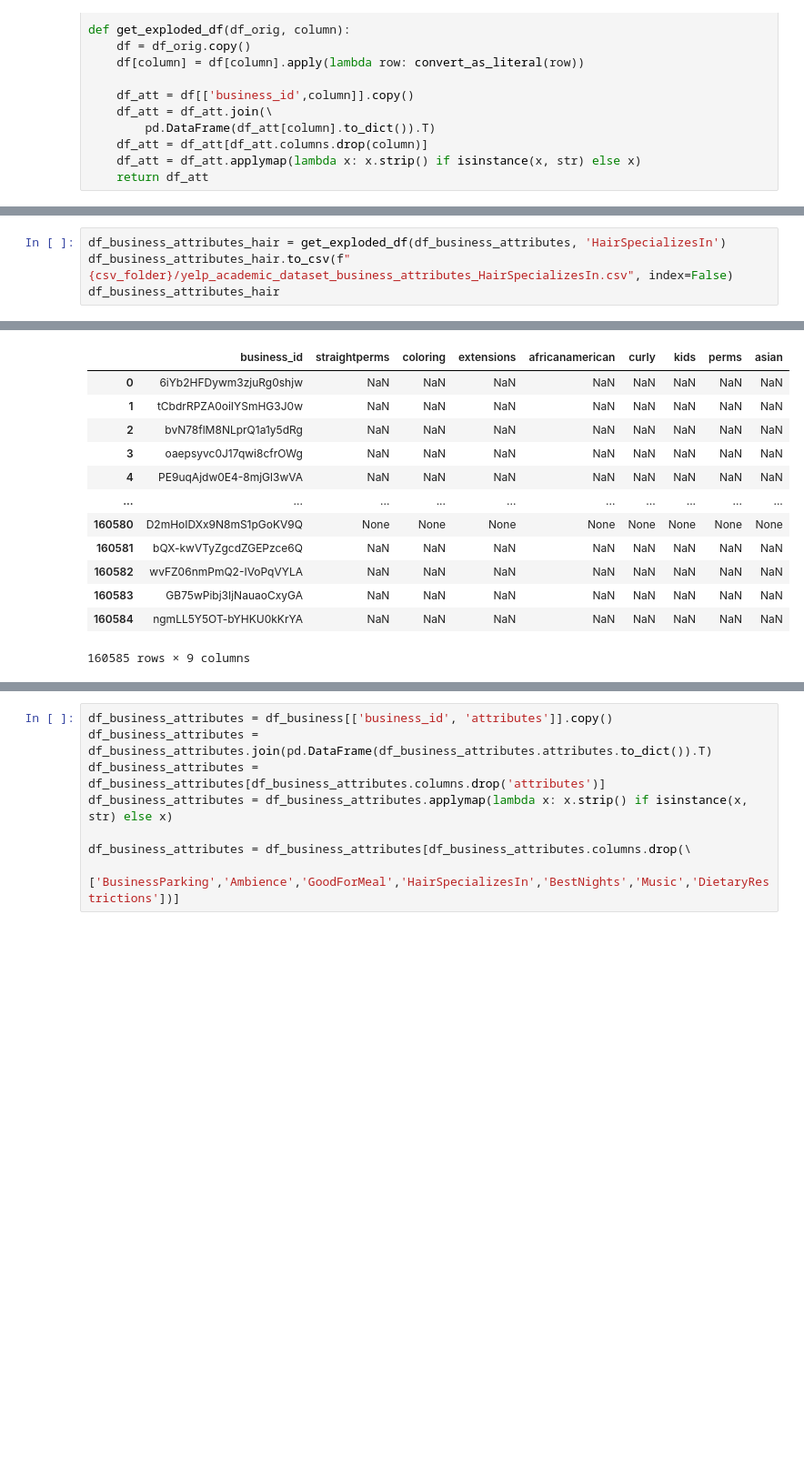
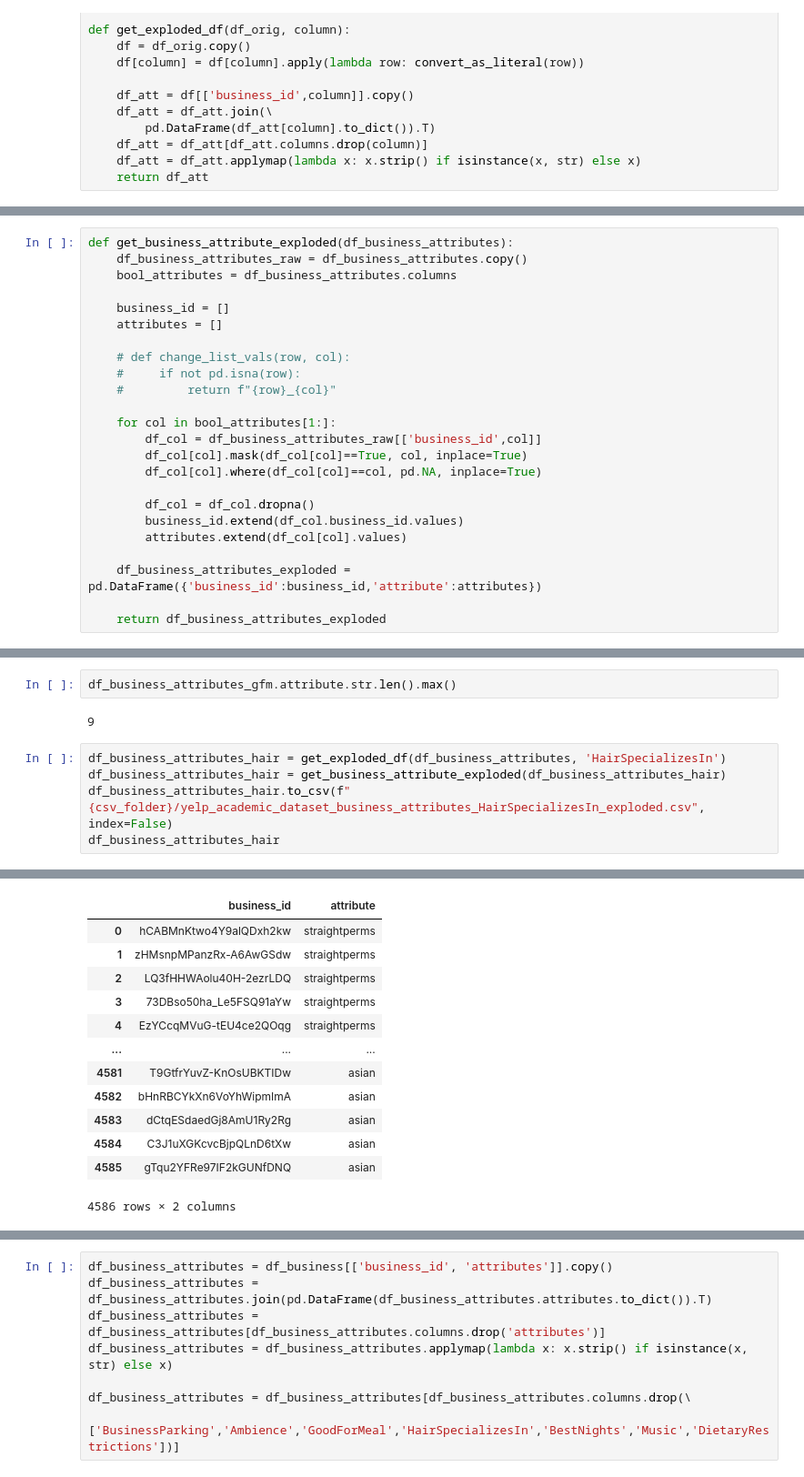
Before and after one commit to connie-ho/data-bites, a Jupyter notebook: Data_Exploration.ipynb, the cells around one changed output, grey strips where cells are left out. Shown at 91% size. Drawn from its saved outputs; the diff is of its cells as text; blank space fills up the shorter version.

```diff
--- a/Data_Exploration.ipynb
+++ b/Data_Exploration.ipynb
@@ -480,0 +518,24 @@ def get_exploded_df(df_orig, column):
+# %%
+def get_business_attribute_exploded(df_business_attributes):
+    df_business_attributes_raw = df_business_attributes.copy()
+    bool_attributes = df_business_attributes.columns
+
+    business_id = []
+    attributes = []
+
+    # def change_list_vals(row, col):
+    #     if not pd.isna(row):
+    #         return f"{row}_{col}"
+
+    for col in bool_attributes[1:]:
+        df_col = df_business_attributes_raw[['business_id',col]]
+        df_col[col].mask(df_col[col]==True, col, inplace=True)
+        df_col[col].where(df_col[col]==col, pd.NA, inplace=True)
+
+        df_col = df_col.dropna()
+        business_id.extend(df_col.business_id.values)
+        attributes.extend(df_col[col].values)
+
+    df_business_attributes_exploded = pd.DataFrame({'business_id':business_id,'attribute':attributes})
+
+    return df_business_attributes_exploded
@@ -551,5 +665,10 @@ df_business_attributes_gfm
+# %%
+df_business_attributes_gfm.attribute.str.len().max()
+# %% [output]
+9
 # %%
 df_business_attributes_hair = get_exploded_df(df_business_attributes, 'HairSpecializesIn')
-df_business_attributes_hair.to_csv(f"{csv_folder}/yelp_academic_dataset_business_attributes_HairSpecializesIn.csv", index=False)
+df_business_attributes_hair = get_business_attribute_exploded(df_business_attributes_hair)
+df_business_attributes_hair.to_csv(f"{csv_folder}/yelp_academic_dataset_business_attributes_HairSpecializesIn_exploded.csv", index=False)
 df_business_attributes_hair
 # %% [output]
@@ -556,13 +692,13 @@ df_business_attributes_hair
-|  | business_id | straightperms | coloring | extensions | africanamerican | curly | kids | perms | asian |
-| 0 | 6iYb2HFDywm3zjuRg0shjw | NaN | NaN | NaN | NaN | NaN | NaN | NaN | NaN |
-| 1 | tCbdrRPZA0oiIYSmHG3J0w | NaN | NaN | NaN | NaN | NaN | NaN | NaN | NaN |
-| 2 | bvN78flM8NLprQ1a1y5dRg | NaN | NaN | NaN | NaN | NaN | NaN | NaN | NaN |
-| 3 | oaepsyvc0J17qwi8cfrOWg | NaN | NaN | NaN | NaN | NaN | NaN | NaN | NaN |
-| 4 | PE9uqAjdw0E4-8mjGl3wVA | NaN | NaN | NaN | NaN | NaN | NaN | NaN | NaN |
-| ... | ... | ... | ... | ... | ... | ... | ... | ... | ... |
-| 160580 | D2mHoIDXx9N8mS1pGoKV9Q | None | None | None | None | None | None | None | None |
-| 160581 | bQX-kwVTyZgcdZGEPzce6Q | NaN | NaN | NaN | NaN | NaN | NaN | NaN | NaN |
-| 160582 | wvFZ06nmPmQ2-IVoPqVYLA | NaN | NaN | NaN | NaN | NaN | NaN | NaN | NaN |
-| 160583 | GB75wPibj3IjNauaoCxyGA | NaN | NaN | NaN | NaN | NaN | NaN | NaN | NaN |
-| 160584 | ngmLL5Y5OT-bYHKU0kKrYA | NaN | NaN | NaN | NaN | NaN | NaN | NaN | NaN |
+|  | business_id | attribute |
+| 0 | hCABMnKtwo4Y9alQDxh2kw | straightperms |
+| 1 | zHMsnpMPanzRx-A6AwGSdw | straightperms |
+| 2 | LQ3fHHWAolu40H-2ezrLDQ | straightperms |
+| 3 | 73DBso50ha_Le5FSQ91aYw | straightperms |
+| 4 | EzYCcqMVuG-tEU4ce2QOqg | straightperms |
+| ... | ... | ... |
+| 4581 | T9GtfrYuvZ-KnOsUBKTIDw | asian |
+| 4582 | bHnRBCYkXn6VoYhWipmImA | asian |
+| 4583 | dCtqESdaedGj8AmU1Ry2Rg | asian |
+| 4584 | C3J1uXGKcvcBjpQLnD6tXw | asian |
+| 4585 | gTqu2YFRe97IF2kGUNfDNQ | asian |
-160585 rows × 9 columns
+4586 rows × 2 columns
```
Also changed, not shown: parts of 23 cells of this notebook, 3 other files.
